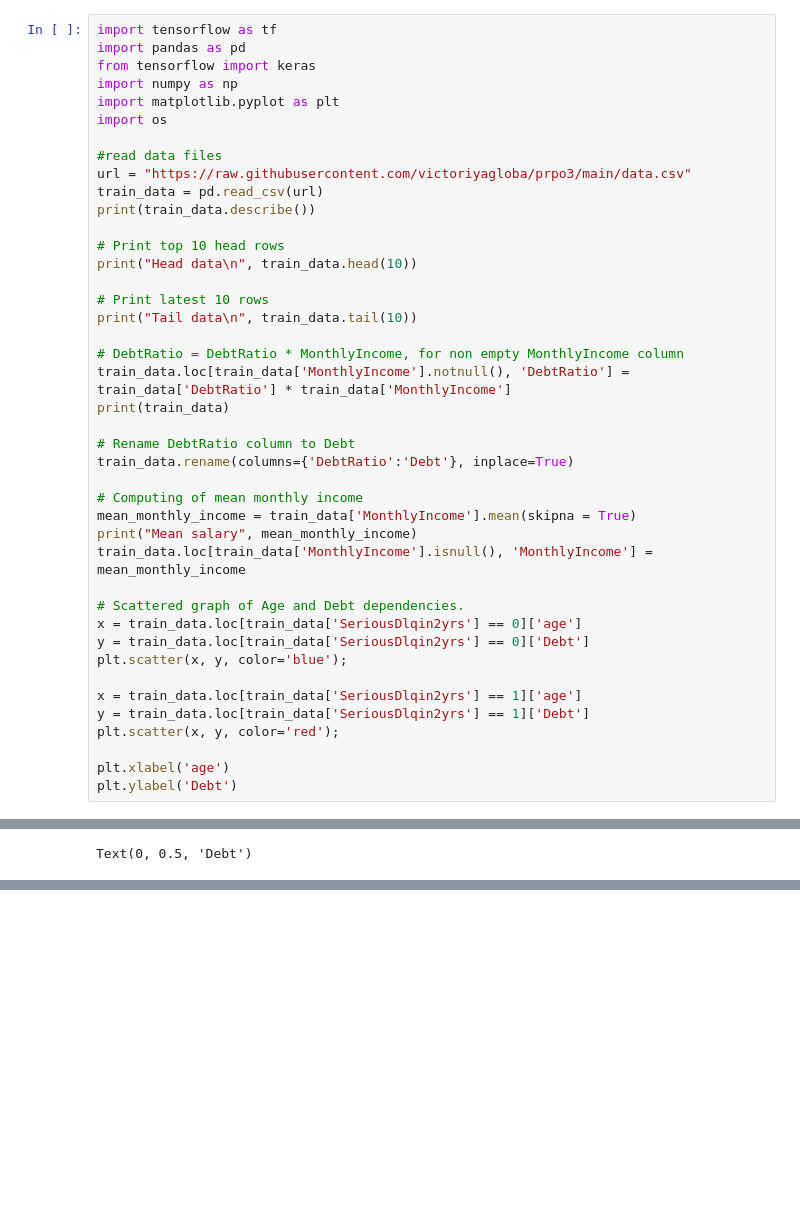
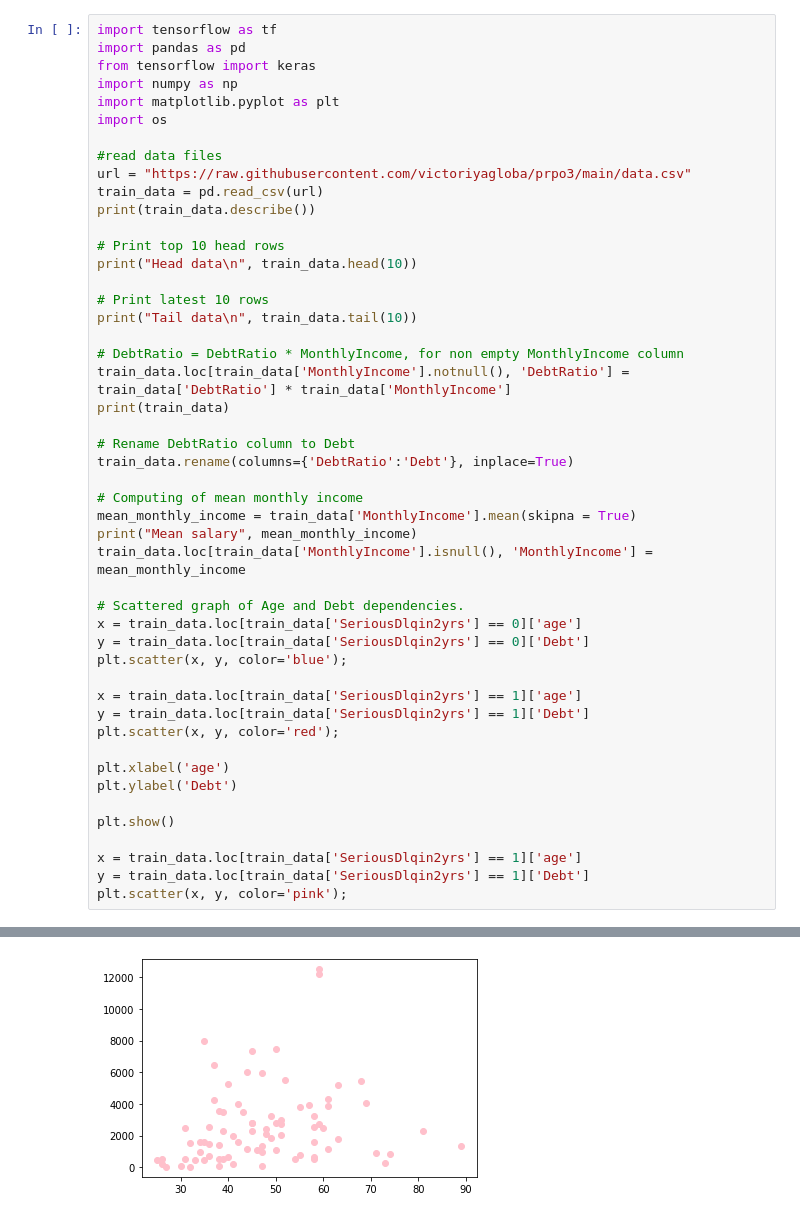
Before and after one commit to victoriyagloba/prpo3, a Jupyter notebook: data_analysis.ipynb, the cells around one changed output, grey strips where cells are left out. Saved outputs shown, nothing was run; the diff lists cells and outputs as text; blank space fills up the shorter version.

Commit message:
Scattered graph of Age and Debt dependencies.
Signed-off-by: victoriyagloba <victoriya.globa@gmail.com>

```diff
--- a/data_analysis.ipynb
+++ b/data_analysis.ipynb
@@ -32,31 +32,37 @@ train_data.loc[train_data['MonthlyIncome'].isnull(), 'MonthlyIncome'] = mean_mon
 # Scattered graph of Age and Debt dependencies.
 x = train_data.loc[train_data['SeriousDlqin2yrs'] == 0]['age']
 y = train_data.loc[train_data['SeriousDlqin2yrs'] == 0]['Debt']
 plt.scatter(x, y, color='blue');
 
 x = train_data.loc[train_data['SeriousDlqin2yrs'] == 1]['age']
 y = train_data.loc[train_data['SeriousDlqin2yrs'] == 1]['Debt']
 plt.scatter(x, y, color='red');
 
 plt.xlabel('age')
 plt.ylabel('Debt')
+
+plt.show()
+
+x = train_data.loc[train_data['SeriousDlqin2yrs'] == 1]['age']
+y = train_data.loc[train_data['SeriousDlqin2yrs'] == 1]['Debt']
+plt.scatter(x, y, color='pink');
 # %% [output]
                 Id  SeriousDlqin2yrs  RevolvingUtilizationOfUnsecuredLines  \
 count  1350.000000       1350.000000                           1350.000000
 mean    675.500000          0.060000                              3.577895
 std     389.855743          0.237575                             84.914699
 min       1.000000          0.000000                              0.000000
 25%     338.250000          0.000000                              0.031140
 50%     675.500000          0.000000                              0.156891
 75%    1012.750000          0.000000                              0.543145
 max    1350.000000          1.000000                           2340.000000
 
                age  NumberOfTime30-59DaysPastDueNotWorse     DebtRatio  \
 count  1350.000000                           1350.000000   1350.000000
 ... (220 lines left out)
 1349                 0.0
 
 [1350 rows x 12 columns]
 Mean salary 6438.4734917733085
-Text(0, 0.5, 'Debt')
 [figure]
+[figure, added]
```
